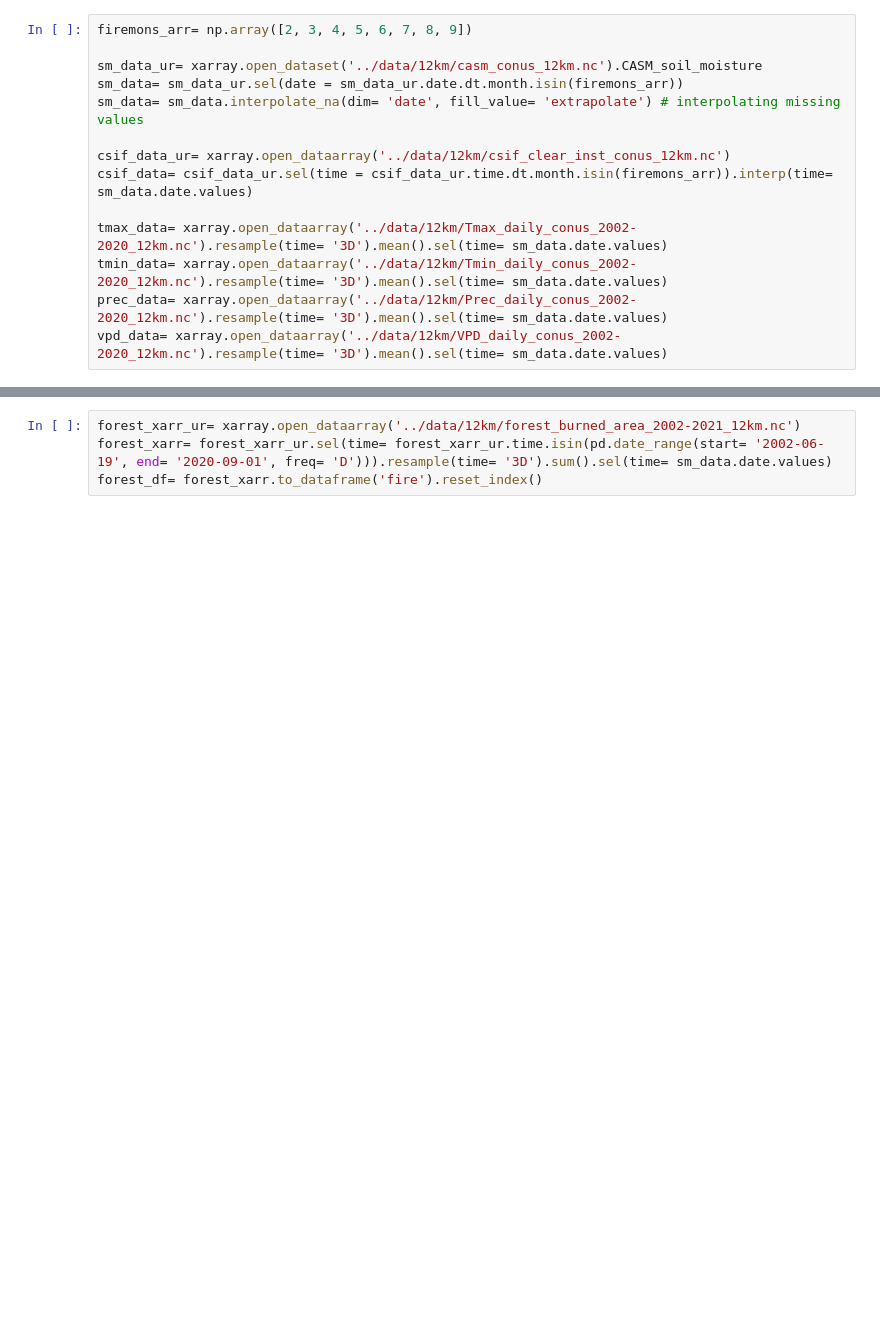
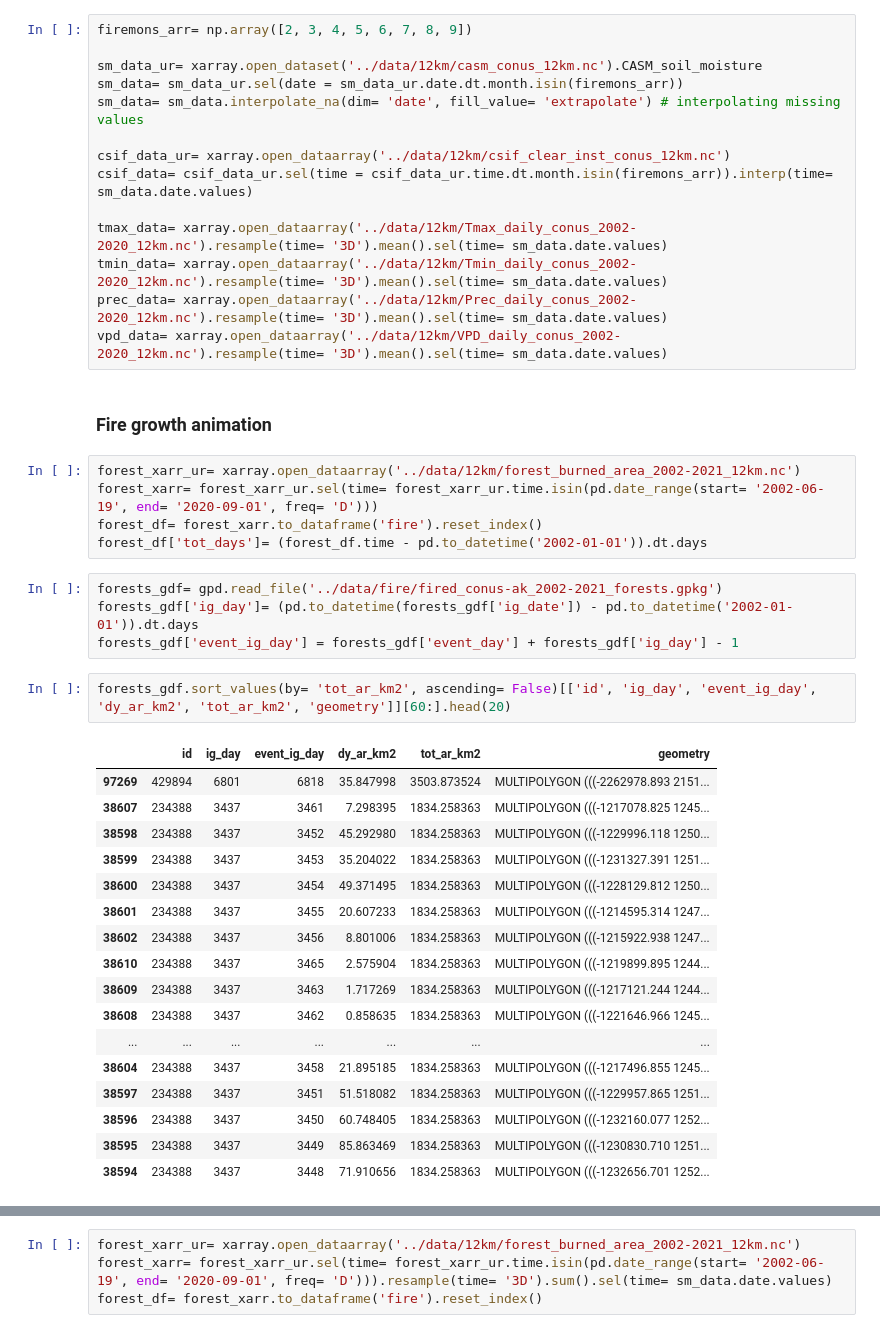
Before and after one commit to jtbuch/fire_hazard_index, a Jupyter notebook: scripts/preliminary_data_analysis.ipynb, the cells around one changed output, grey strips where cells are left out. Saved outputs shown, nothing was run; the diff lists cells and outputs as text; blank space fills up the shorter version.

```diff
--- a/scripts/preliminary_data_analysis.ipynb
+++ b/scripts/preliminary_data_analysis.ipynb
@@ -374,3 +380,34 @@ tmax_data= xarray.open_dataarray('../data/12km/Tmax_daily_conus_2002-2020_12km.n
 tmin_data= xarray.open_dataarray('../data/12km/Tmin_daily_conus_2002-2020_12km.nc').resample(time= '3D').mean().sel(time= sm_data.date.values)
 prec_data= xarray.open_dataarray('../data/12km/Prec_daily_conus_2002-2020_12km.nc').resample(time= '3D').mean().sel(time= sm_data.date.values)
 vpd_data= xarray.open_dataarray('../data/12km/VPD_daily_conus_2002-2020_12km.nc').resample(time= '3D').mean().sel(time= sm_data.date.values)
+# %% [markdown]
+### Fire growth animation
+# %%
+forest_xarr_ur= xarray.open_dataarray('../data/12km/forest_burned_area_2002-2021_12km.nc')
+forest_xarr= forest_xarr_ur.sel(time= forest_xarr_ur.time.isin(pd.date_range(start= '2002-06-19', end= '2020-09-01', freq= 'D')))
+forest_df= forest_xarr.to_dataframe('fire').reset_index()
+forest_df['tot_days']= (forest_df.time - pd.to_datetime('2002-01-01')).dt.days
+# %%
+forests_gdf= gpd.read_file('../data/fire/fired_conus-ak_2002-2021_forests.gpkg')
+forests_gdf['ig_day']= (pd.to_datetime(forests_gdf['ig_date']) - pd.to_datetime('2002-01-01')).dt.days
+forests_gdf['event_ig_day'] = forests_gdf['event_day'] + forests_gdf['ig_day'] - 1
+# %%
+forests_gdf.sort_values(by= 'tot_ar_km2', ascending= False)[['id', 'ig_day', 'event_ig_day', 'dy_ar_km2', 'tot_ar_km2', 'geometry']][60:].head(20)
+# %% [output]
+|  | id | ig_day | event_ig_day | dy_ar_km2 | tot_ar_km2 | geometry |
+| 97269 | 429894 | 6801 | 6818 | 35.847998 | 3503.873524 | MULTIPOLYGON (((-2262978.893 2151... |
+| 38607 | 234388 | 3437 | 3461 | 7.298395 | 1834.258363 | MULTIPOLYGON (((-1217078.825 1245... |
+| 38598 | 234388 | 3437 | 3452 | 45.292980 | 1834.258363 | MULTIPOLYGON (((-1229996.118 1250... |
+| 38599 | 234388 | 3437 | 3453 | 35.204022 | 1834.258363 | MULTIPOLYGON (((-1231327.391 1251... |
+| 38600 | 234388 | 3437 | 3454 | 49.371495 | 1834.258363 | MULTIPOLYGON (((-1228129.812 1250... |
+| 38601 | 234388 | 3437 | 3455 | 20.607233 | 1834.258363 | MULTIPOLYGON (((-1214595.314 1247... |
+| 38602 | 234388 | 3437 | 3456 | 8.801006 | 1834.258363 | MULTIPOLYGON (((-1215922.938 1247... |
+| 38610 | 234388 | 3437 | 3465 | 2.575904 | 1834.258363 | MULTIPOLYGON (((-1219899.895 1244... |
+| 38609 | 234388 | 3437 | 3463 | 1.717269 | 1834.258363 | MULTIPOLYGON (((-1217121.244 1244... |
+| 38608 | 234388 | 3437 | 3462 | 0.858635 | 1834.258363 | MULTIPOLYGON (((-1221646.966 1245... |
+| ... | ... | ... | ... | ... | ... | ... |
+| 38604 | 234388 | 3437 | 3458 | 21.895185 | 1834.258363 | MULTIPOLYGON (((-1217496.855 1245... |
+| 38597 | 234388 | 3437 | 3451 | 51.518082 | 1834.258363 | MULTIPOLYGON (((-1229957.865 1251... |
+| 38596 | 234388 | 3437 | 3450 | 60.748405 | 1834.258363 | MULTIPOLYGON (((-1232160.077 1252... |
+| 38595 | 234388 | 3437 | 3449 | 85.863469 | 1834.258363 | MULTIPOLYGON (((-1230830.710 1251... |
+| 38594 | 234388 | 3437 | 3448 | 71.910656 | 1834.258363 | MULTIPOLYGON (((-1232656.701 1252... |
```
Also changed, not shown: parts of 8 cells of this notebook, 1 other file.
